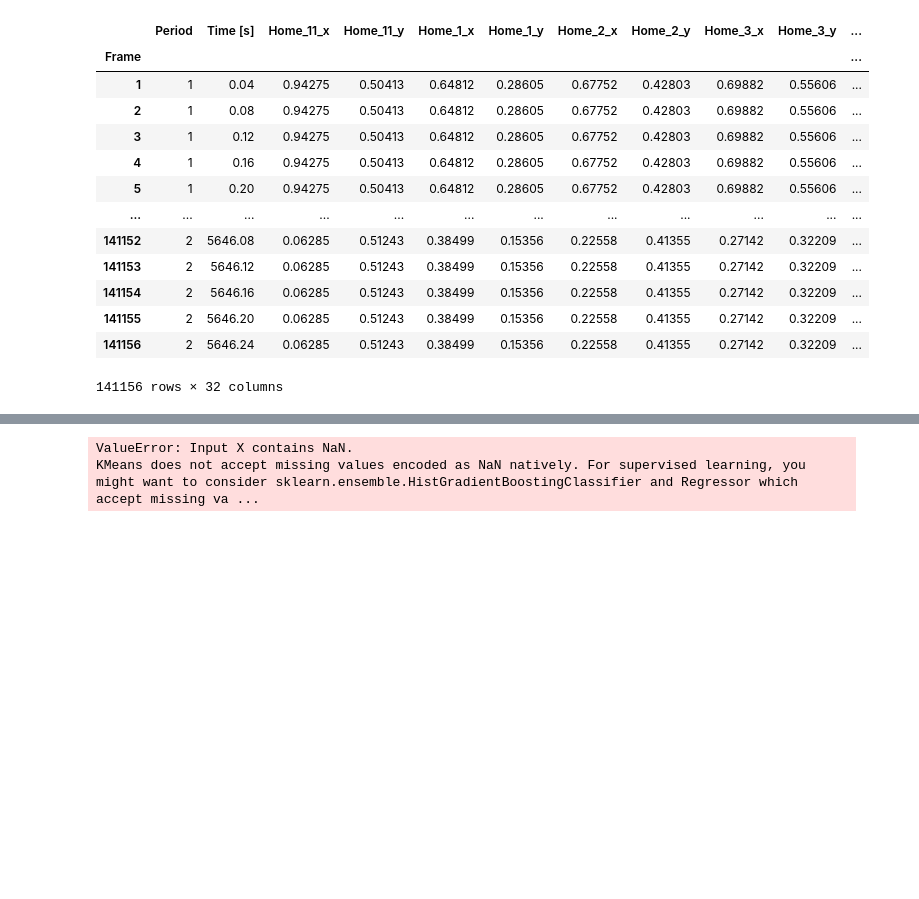
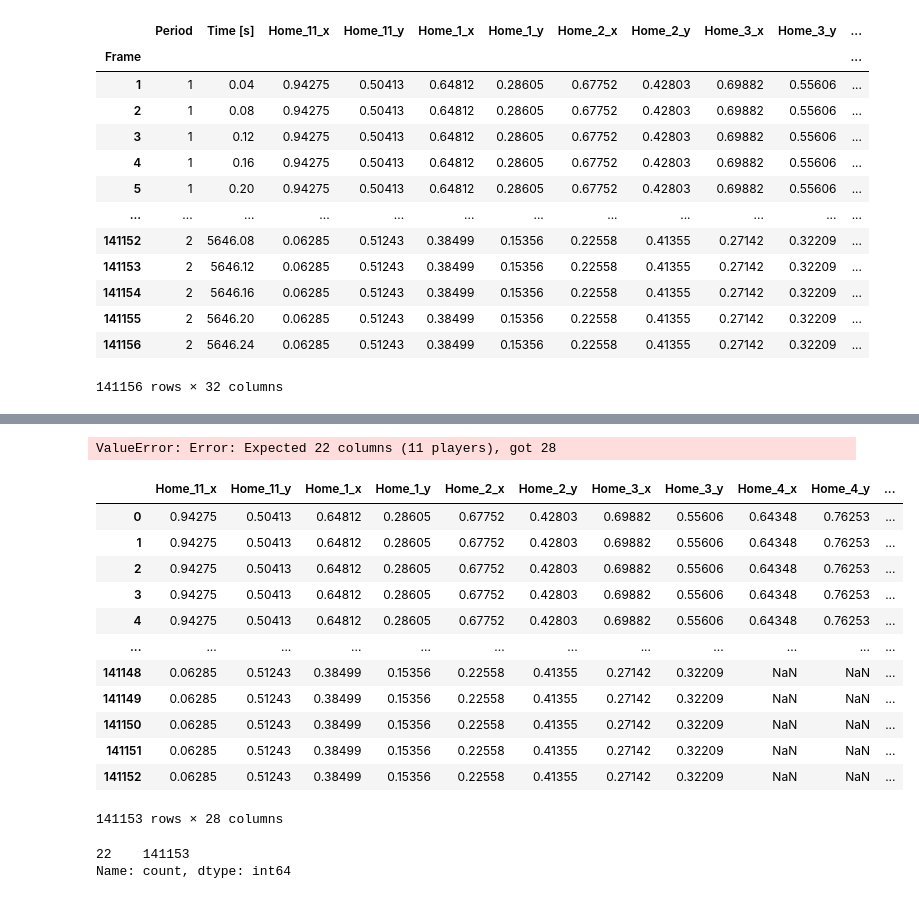
Before and after one commit to Ameya1337/football-tactical-analysis, a Jupyter notebook: initial.ipynb, the cells around one changed output, grey strips where cells are left out. Saved outputs shown, nothing was run; the diff lists cells and outputs as text; code cells hidden in the pictures; blank space fills up the shorter version.

```diff
--- a/initial.ipynb
+++ b/initial.ipynb
@@ -387,7 +233,7 @@ def apply_dbscan_clustering(player_positions, eps=3, min_samples=5):
 # %%
-def select_active_players(player_positions):
+def select_11_active_players(player_positions):
     """
-    Selects the 11 active players on the field at each frame.
+    Selects exactly 11 active players per frame, correctly handling substitutions.
 
     Parameters:
     -----------
@@ -402,23 +248,22 @@ def select_active_players(player_positions):
     filtered_positions = []
 
     for index, row in player_positions.iterrows():
-        # Identify columns with non-NaN values (players who are currently active)
-        active_players = row.dropna().index  # Get players present in this frame
-        active_players = list(active_players)  # Convert index to list
+        # Identify players currently on the field (not NaN)
+        active_players = row.dropna().index.to_list()
 
-        if (
-            len(active_players) >= 22
-        ):  # Ensure at least 11 players (22 columns for x, y)
-            selected_players = active_players[
-                :22
-            ]  # Select first 11 players (22 cols for x, y)
-        else:
-            continue  # Skip frame if fewer than 11 players are detected (rare case)
+        # Ensure we have exactly 11 players (22 columns)
+        if len(active_players) >= 22:
+            # Select the first 11 active players (22 columns: x and y)
+            selected_players = active_players[:22]
+            filtered_positions.append(row[selected_players])
 
-        # Store only these players for this frame
-        filtered_positions.append(row[selected_players])
+    # Convert to DataFrame
+    filtered_positions = pd.DataFrame(filtered_positions).reset_index(drop=True)
 
-    # Convert back to DataFrame
-    filtered_positions = pd.DataFrame(filtered_positions, index=player_positions.index)
+    # Ensure shape is correct
+    if filtered_positions.shape[1] != 22:
+        raise ValueError(
+            f"Error: Expected 22 columns (11 players), got {filtered_positions.shape[1]}"
+        )
 
     return filtered_positions
@@ -446,11 +270,29 @@ home_positions_filtered
-# %%
-# Apply K-Means to Home and Away positions
-home_kmeans_labels, home_kmeans_model = apply_kmeans_clustering(
-    home_positions, n_clusters=4
-)
-away_kmeans_labels, away_kmeans_model = apply_kmeans_clustering(
-    away_positions, n_clusters=4
-)
-# %% [output]
-ValueError: Input X contains NaN.
-KMeans does not accept missing values encoded as NaN natively. For supervised learning, you might want to consider sklearn.ensemble.HistGradientBoostingClassifier and Regressor which accept missing va ...
+# %%
+home = extract_player_positions(tracking_home, "Home")
+# %%
+home = select_11_active_players(home)
+# %% [output]
+ValueError: Error: Expected 22 columns (11 players), got 28
+# %%
+home
+# %% [output]
+|  | Home_11_x | Home_11_y | Home_1_x | Home_1_y | Home_2_x | Home_2_y | Home_3_x | Home_3_y | Home_4_x | Home_4_y | ... |
+| 0 | 0.94275 | 0.50413 | 0.64812 | 0.28605 | 0.67752 | 0.42803 | 0.69882 | 0.55606 | 0.64348 | 0.76253 | ... |
+| 1 | 0.94275 | 0.50413 | 0.64812 | 0.28605 | 0.67752 | 0.42803 | 0.69882 | 0.55606 | 0.64348 | 0.76253 | ... |
+| 2 | 0.94275 | 0.50413 | 0.64812 | 0.28605 | 0.67752 | 0.42803 | 0.69882 | 0.55606 | 0.64348 | 0.76253 | ... |
+| 3 | 0.94275 | 0.50413 | 0.64812 | 0.28605 | 0.67752 | 0.42803 | 0.69882 | 0.55606 | 0.64348 | 0.76253 | ... |
+| 4 | 0.94275 | 0.50413 | 0.64812 | 0.28605 | 0.67752 | 0.42803 | 0.69882 | 0.55606 | 0.64348 | 0.76253 | ... |
+| ... | ... | ... | ... | ... | ... | ... | ... | ... | ... | ... | ... |
+| 141148 | 0.06285 | 0.51243 | 0.38499 | 0.15356 | 0.22558 | 0.41355 | 0.27142 | 0.32209 | NaN | NaN | ... |
+| 141149 | 0.06285 | 0.51243 | 0.38499 | 0.15356 | 0.22558 | 0.41355 | 0.27142 | 0.32209 | NaN | NaN | ... |
+| 141150 | 0.06285 | 0.51243 | 0.38499 | 0.15356 | 0.22558 | 0.41355 | 0.27142 | 0.32209 | NaN | NaN | ... |
+| 141151 | 0.06285 | 0.51243 | 0.38499 | 0.15356 | 0.22558 | 0.41355 | 0.27142 | 0.32209 | NaN | NaN | ... |
+| 141152 | 0.06285 | 0.51243 | 0.38499 | 0.15356 | 0.22558 | 0.41355 | 0.27142 | 0.32209 | NaN | NaN | ... |
+141153 rows × 28 columns
+# %%
+print(
+    home.notna().sum(axis=1).value_counts()
+)  # Check number of non-NaN values per frame
+# %% [output]
+22    141153
+Name: count, dtype: int64
```
Also changed, not shown: parts of 18 cells of this notebook, 3 other files.
